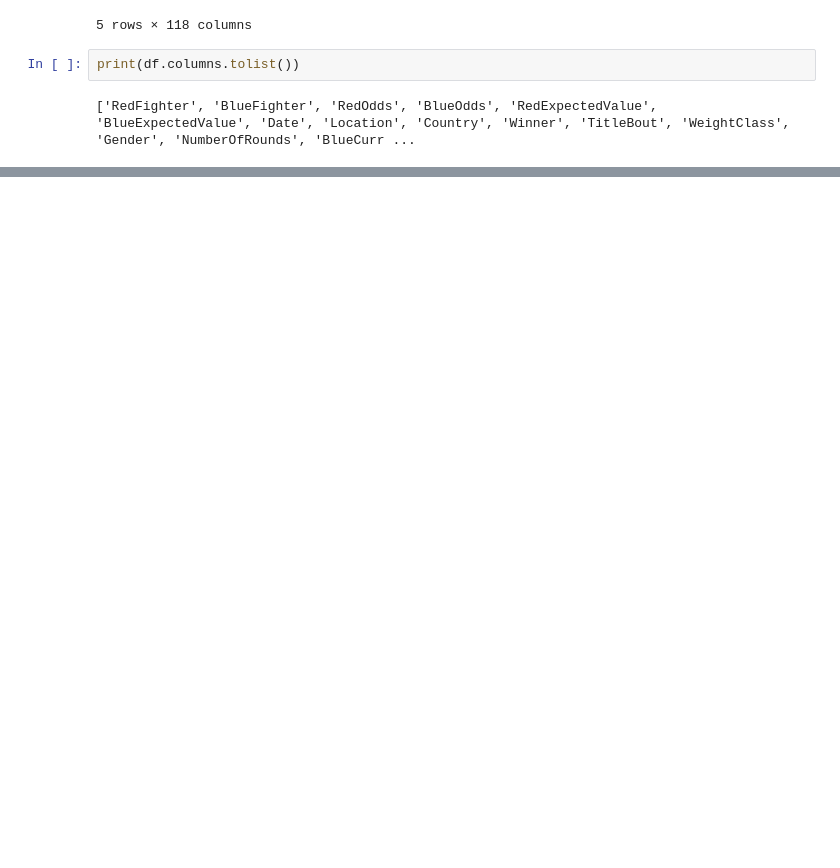
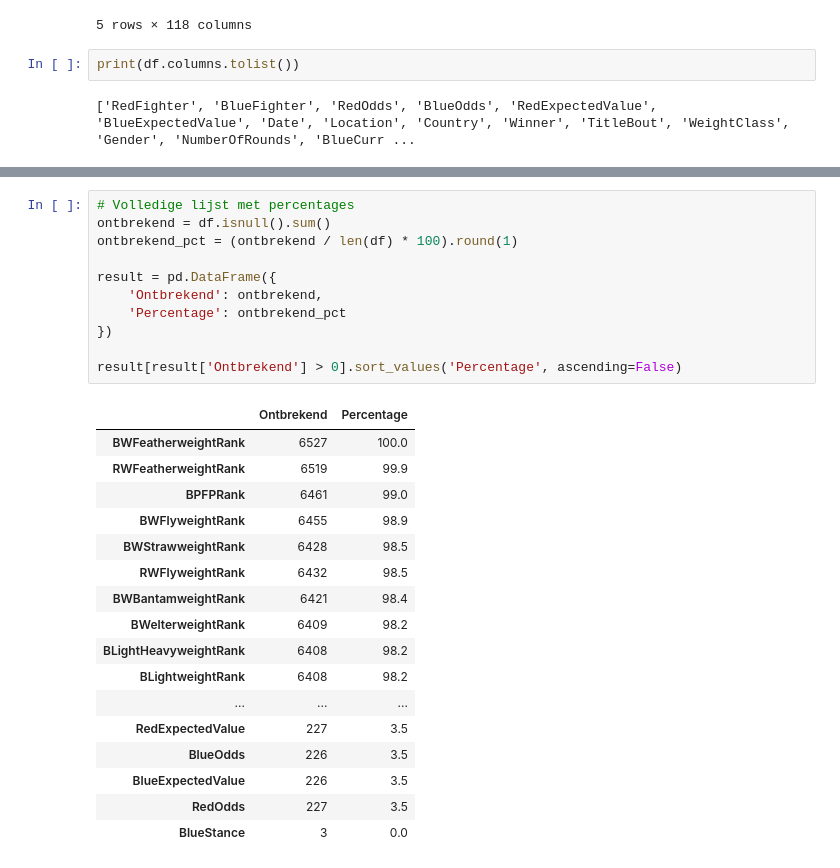
Before and after one commit to ahmad-sy1/mma-fight-predictor, a Jupyter notebook: notebooks/01_data_verkenning.ipynb, the cells around one changed output, grey strips where cells are left out. Drawn from its saved outputs; the diff is of its cells as text; blank space fills up the shorter version.

```diff
--- a/notebooks/01_data_verkenning.ipynb
+++ b/notebooks/01_data_verkenning.ipynb
@@ -24,0 +47,29 @@ print(df.columns.tolist())
+# %%
+# Volledige lijst met percentages
+ontbrekend = df.isnull().sum()
+ontbrekend_pct = (ontbrekend / len(df) * 100).round(1)
+
+result = pd.DataFrame({
+    'Ontbrekend': ontbrekend,
+    'Percentage': ontbrekend_pct
+})
+
+result[result['Ontbrekend'] > 0].sort_values('Percentage', ascending=False)
+# %% [output]
+|  | Ontbrekend | Percentage |
+| BWFeatherweightRank | 6527 | 100.0 |
+| RWFeatherweightRank | 6519 | 99.9 |
+| BPFPRank | 6461 | 99.0 |
+| BWFlyweightRank | 6455 | 98.9 |
+| BWStrawweightRank | 6428 | 98.5 |
+| RWFlyweightRank | 6432 | 98.5 |
+| BWBantamweightRank | 6421 | 98.4 |
+| BWelterweightRank | 6409 | 98.2 |
+| BLightHeavyweightRank | 6408 | 98.2 |
+| BLightweightRank | 6408 | 98.2 |
+| ... | ... | ... |
+| RedExpectedValue | 227 | 3.5 |
+| BlueOdds | 226 | 3.5 |
+| BlueExpectedValue | 226 | 3.5 |
+| RedOdds | 227 | 3.5 |
+| BlueStance | 3 | 0.0 |
```
Also changed, not shown: parts of 5 cells of this notebook.
